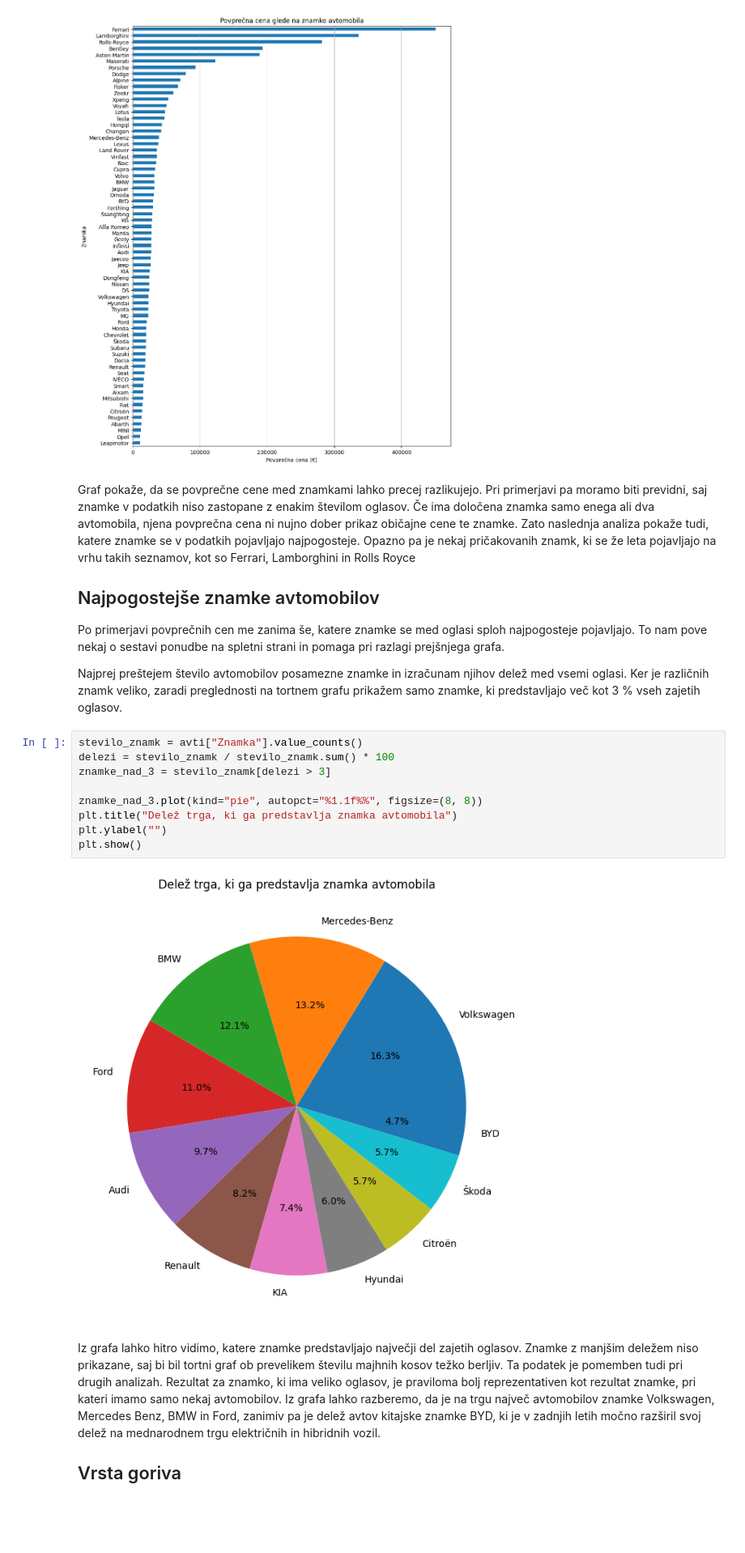
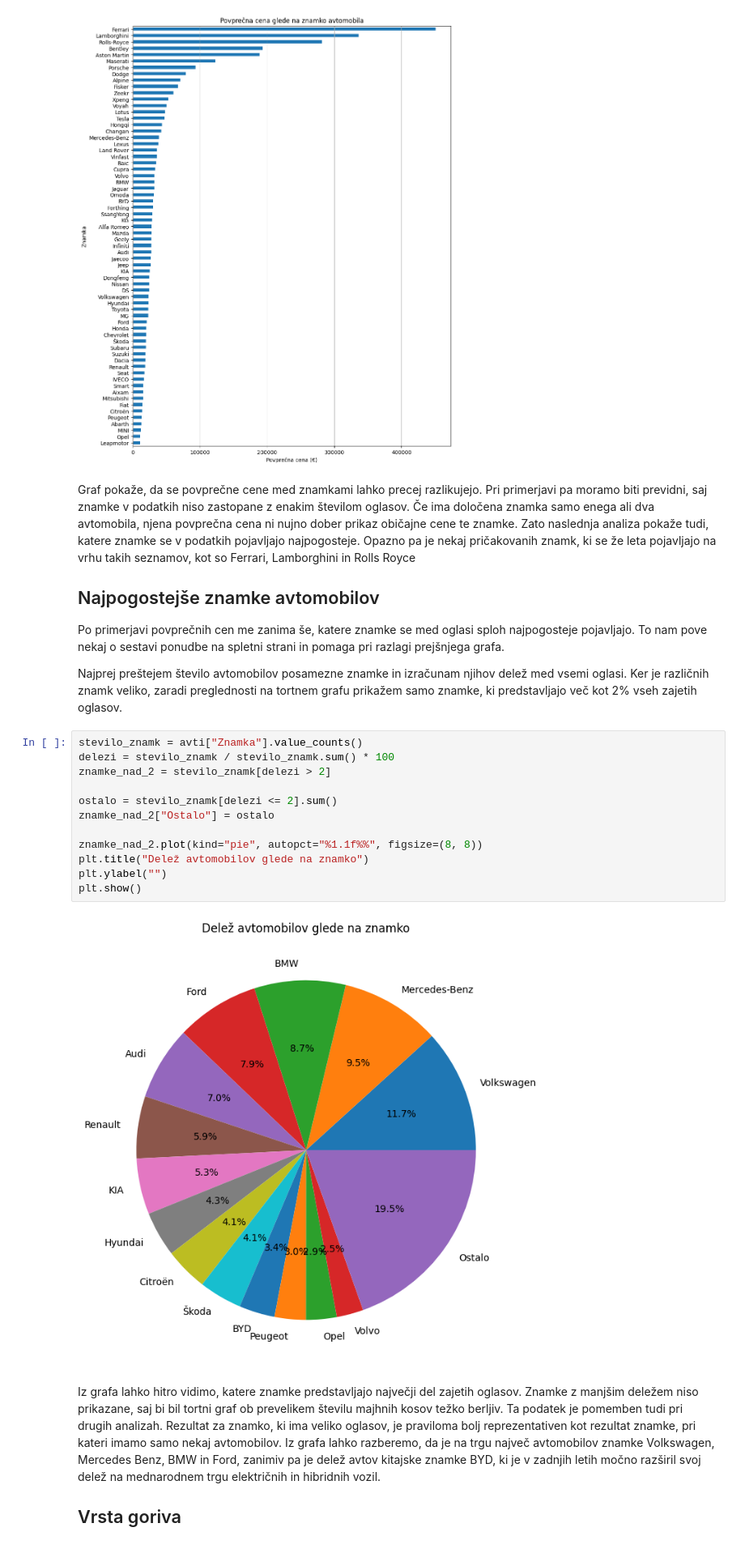
Before and after one commit to ZigaRajbar/Projektna-naloga, a Jupyter notebook: Analiza.ipynb, the cells around one changed output. Shown at 81% size. Drawn from its saved outputs; the diff is of its cells as text; blank space fills up the shorter version.

Commit message:
Popravek slovničnih napak in dodan delež ostalih v tortni graf vseh znamk

```diff
--- a/Analiza.ipynb
+++ b/Analiza.ipynb
@@ -104,18 +104,21 @@ Graf pokaže, da se povprečne cene med znamkami lahko precej razlikujejo. Pri p
 
 Po primerjavi povprečnih cen me zanima še, katere znamke se med oglasi sploh najpogosteje pojavljajo. To nam pove nekaj o sestavi ponudbe na spletni strani in pomaga pri razlagi prejšnjega grafa.
 
-Najprej preštejem število avtomobilov posamezne znamke in izračunam njihov delež med vsemi oglasi. Ker je različnih znamk veliko, zaradi preglednosti na tortnem grafu prikažem samo znamke, ki predstavljajo več kot 3 % vseh zajetih oglasov.
+Najprej preštejem število avtomobilov posamezne znamke in izračunam njihov delež med vsemi oglasi. Ker je različnih znamk veliko, zaradi preglednosti na tortnem grafu prikažem samo znamke, ki predstavljajo več kot 2% vseh zajetih oglasov.
 # %%
 stevilo_znamk = avti["Znamka"].value_counts()
 delezi = stevilo_znamk / stevilo_znamk.sum() * 100
-znamke_nad_3 = stevilo_znamk[delezi > 3]
+znamke_nad_2 = stevilo_znamk[delezi > 2]
 
-znamke_nad_3.plot(kind="pie", autopct="%1.1f%%", figsize=(8, 8))
-plt.title("Delež trga, ki ga predstavlja znamka avtomobila")
+ostalo = stevilo_znamk[delezi <= 2].sum()
+znamke_nad_2["Ostalo"] = ostalo
+
+znamke_nad_2.plot(kind="pie", autopct="%1.1f%%", figsize=(8, 8))
+plt.title("Delež avtomobilov glede na znamko")
 plt.ylabel("")
 plt.show()
 # %% [output]
-[figure, old version]
+[figure, new version]
 # %% [markdown]
 Iz grafa lahko hitro vidimo, katere znamke predstavljajo največji del zajetih oglasov. Znamke z manjšim deležem niso prikazane, saj bi bil tortni graf ob prevelikem številu majhnih kosov težko berljiv. Ta podatek je pomemben tudi pri drugih analizah. Rezultat za znamko, ki ima veliko oglasov, je praviloma bolj reprezentativen kot rezultat znamke, pri kateri imamo samo nekaj avtomobilov. Iz grafa lahko razberemo, da je na trgu največ avtomobilov znamke Volkswagen, Mercedes Benz, BMW in Ford, zanimiv pa je delež avtov kitajske znamke BYD, ki je v zadnjih letih močno razširil svoj delež na mednarodnem trgu električnih in hibridnih vozil.
 ## Vrsta goriva
```
Also changed, not shown: parts of 3 cells of this notebook.
